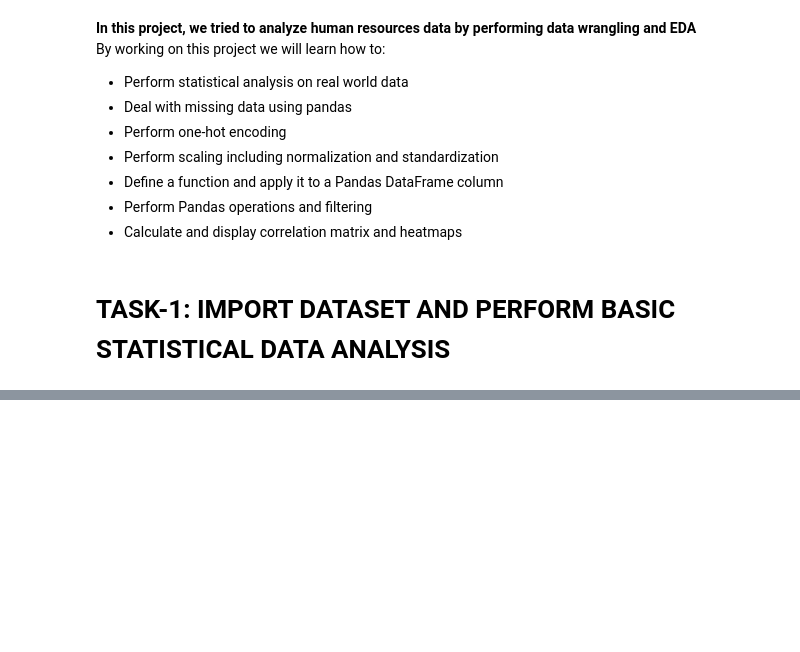
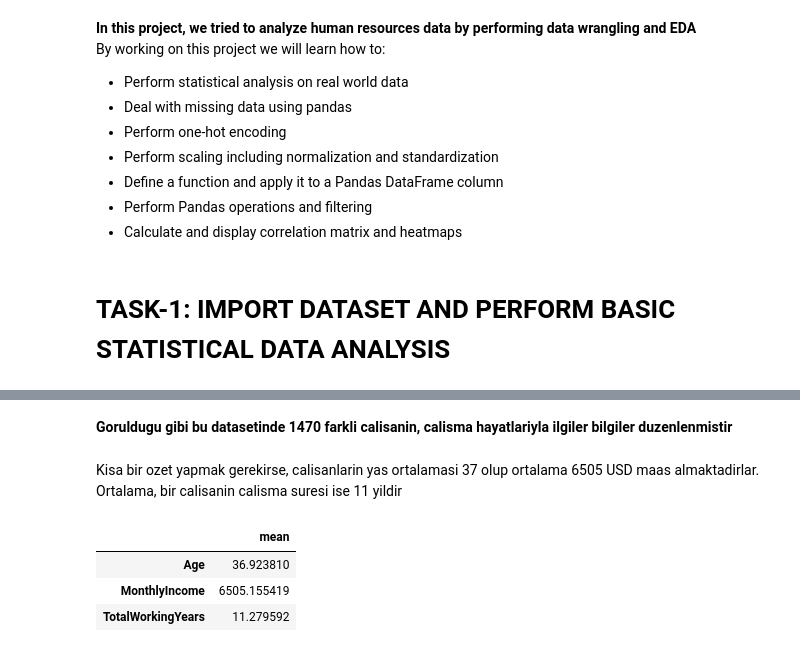
Before and after one commit to fatih-ml/Employee-Attrition-Exploratory-Data-Analysis, a Jupyter notebook: HR_EDA.ipynb, the cells around one changed output, grey strips where cells are left out. Saved outputs shown, nothing was run; the diff lists cells and outputs as text; code cells hidden in the pictures; blank space fills up the shorter version.

```diff
--- a/HR_EDA.ipynb
+++ b/HR_EDA.ipynb
@@ -64,0 +76,14 @@ df.tail()
+# %% [markdown]
+**Goruldugu gibi bu datasetinde 1470 farkli calisanin, calisma hayatlariyla ilgiler bilgiler duzenlenmistir**
+# %% [markdown]
+Kisa bir ozet yapmak gerekirse, calisanlarin yas ortalamasi 37 olup ortalama 6505 USD maas almaktadirlar. Ortalama, bir calisanin calisma suresi ise 11 yildir
+# %%
+#sum prominent features mean values
+
+mean_columns = ['Age', 'MonthlyIncome', 'TotalWorkingYears']
+df.describe().T.loc[mean_columns, 'mean'].to_frame()
+# %% [output]
+|  | mean |
+| Age | 36.923810 |
+| MonthlyIncome | 6505.155419 |
+| TotalWorkingYears | 11.279592 |
```
Also changed, not shown: parts of 4 cells of this notebook.
